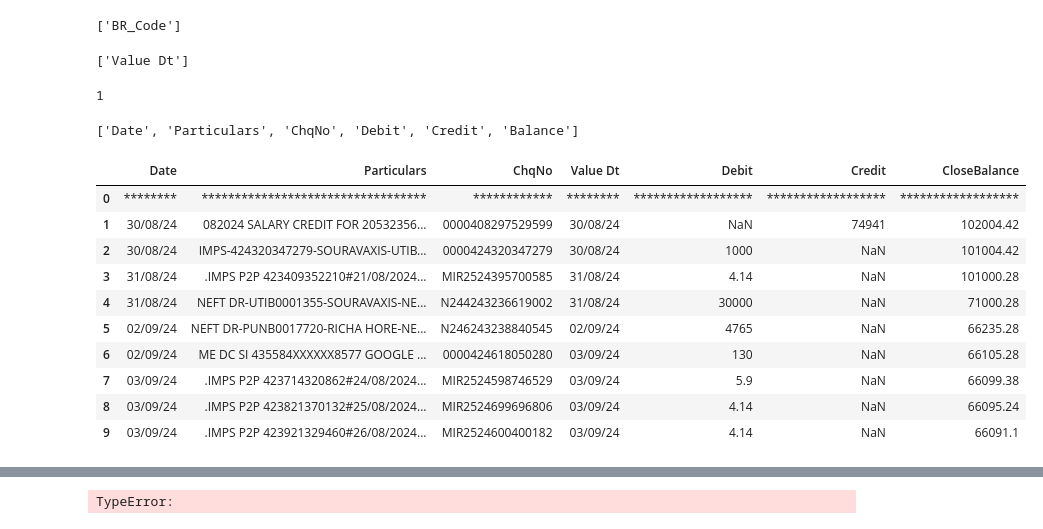
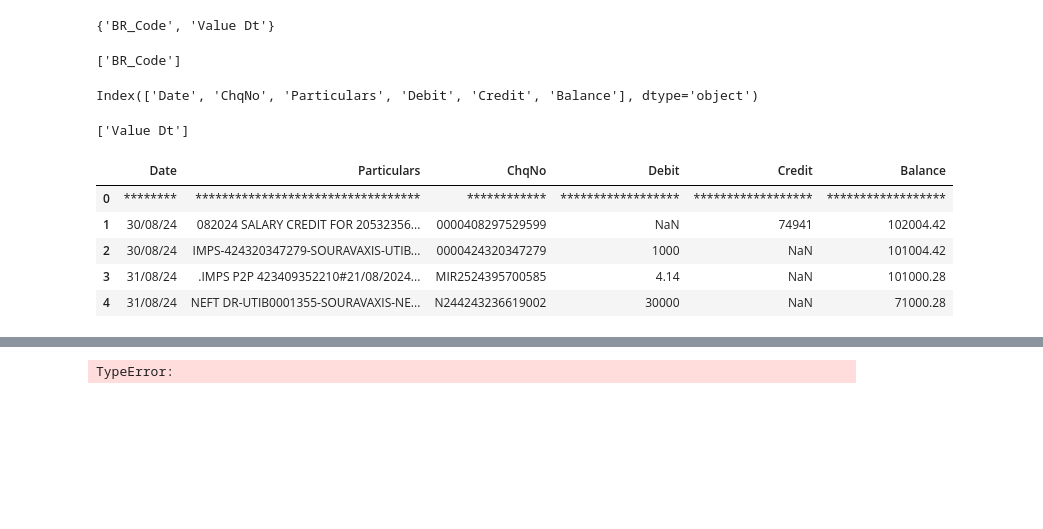
Before and after one commit to Sourav-95/expense_analyzer, a Jupyter notebook: dev_analyzer.ipynb, the cells around one changed output, grey strips where cells are left out. Drawn from its saved outputs; the diff is of its cells as text; code cells hidden in the pictures; blank space fills up the shorter version.

```diff
--- a/dev_analyzer.ipynb
+++ b/dev_analyzer.ipynb
@@ -23,12 +74,10 @@ df_1  = DataIngestor.read_statement(input_file, col_names=col_names_2)
 # %%
-def find_non_matching_words(list1, list2):
-    set1 = set(col_names_1)
-    set2 = set(col_names_2)
-    non_matching_words = set1.symmetric_difference(set2)
-
-    return list(non_matching_words)
-
-non_matching_words = find_non_matching_words(list1=col_names_1, list2=col_names_2)
+set1 = set(col_names_1)
+set2 = set(col_names_2)
+non_matching_col_names = set1.symmetric_difference(set2)
+non_matching_col_names
+# %% [output]
+{'BR_Code', 'Value Dt'}
 # %%
 drop_col_col_1 = [cols for cols in non_matching_words if cols in col_names_1]
 drop_col_col_1
@@ -37,3 +88,7 @@ drop_col_col_1
+# %%
+df.columns
+# %% [output]
+Index(['Date', 'ChqNo', 'Particulars', 'Debit', 'Credit', 'Balance'], dtype='object')
 # %%
 drop_col_col_2 = [cols for cols in non_matching_words if cols in col_names_2]
 drop_col_col_2
@@ -45,5 +96,0 @@ col_names_2 = ['Date', 'Particulars', 'ChqNo', 'Debit', 'Credit', 'Balance']
-# %%
-col_names_2.index('Particulars')
-col_names_2.index('ChqNo')
-# %% [output]
-1
@@ -52,18 +97,11 @@ col_names_2.insert((col_names_2.index('Particulars') + 1), col_names_2.pop(col_n
-# %%
-col_names_2
-# %% [output]
-['Date', 'Particulars', 'ChqNo', 'Debit', 'Credit', 'Balance']
+# %%
+df_1 = df_1.drop(columns=drop_col_col_2, axis=1)
 # %%
-df_1.head(10)
+df_1.head()
 # %% [output]
-|  | Date | Particulars | ChqNo | Value Dt | Debit | Credit | CloseBalance |
-| 0 | ******** | ********************************** | ************ | ******** | ****************** | ****************** | ****************** |
-| 1 | 30/08/24 | 082024 SALARY CREDIT FOR 20532356... | 0000408297529599 | 30/08/24 | NaN | 74941 | 102004.42 |
-| 2 | 30/08/24 | IMPS-424320347279-SOURAVAXIS-UTIB... | 0000424320347279 | 30/08/24 | 1000 | NaN | 101004.42 |
-| 3 | 31/08/24 | .IMPS P2P 423409352210#21/08/2024... | MIR2524395700585 | 31/08/24 | 4.14 | NaN | 101000.28 |
-| 4 | 31/08/24 | NEFT DR-UTIB0001355-SOURAVAXIS-NE... | N244243236619002 | 31/08/24 | 30000 | NaN | 71000.28 |
-| 5 | 02/09/24 | NEFT DR-PUNB0017720-RICHA HORE-NE... | N246243238840545 | 02/09/24 | 4765 | NaN | 66235.28 |
-| 6 | 02/09/24 | ME DC SI 435584XXXXXX8577 GOOGLE ... | 0000424618050280 | 03/09/24 | 130 | NaN | 66105.28 |
-| 7 | 03/09/24 | .IMPS P2P 423714320862#24/08/2024... | MIR2524598746529 | 03/09/24 | 5.9 | NaN | 66099.38 |
-| 8 | 03/09/24 | .IMPS P2P 423821370132#25/08/2024... | MIR2524699696806 | 03/09/24 | 4.14 | NaN | 66095.24 |
-| 9 | 03/09/24 | .IMPS P2P 423921329460#26/08/2024... | MIR2524600400182 | 03/09/24 | 4.14 | NaN | 66091.1 |
+|  | Date | Particulars | ChqNo | Debit | Credit | Balance |
+| 0 | ******** | ********************************** | ************ | ****************** | ****************** | ****************** |
+| 1 | 30/08/24 | 082024 SALARY CREDIT FOR 20532356... | 0000408297529599 | NaN | 74941 | 102004.42 |
+| 2 | 30/08/24 | IMPS-424320347279-SOURAVAXIS-UTIB... | 0000424320347279 | 1000 | NaN | 101004.42 |
+| 3 | 31/08/24 | .IMPS P2P 423409352210#21/08/2024... | MIR2524395700585 | 4.14 | NaN | 101000.28 |
+| 4 | 31/08/24 | NEFT DR-UTIB0001355-SOURAVAXIS-NE... | N244243236619002 | 30000 | NaN | 71000.28 |
```
Also changed, not shown: parts of 15 cells of this notebook, 1 other file.
